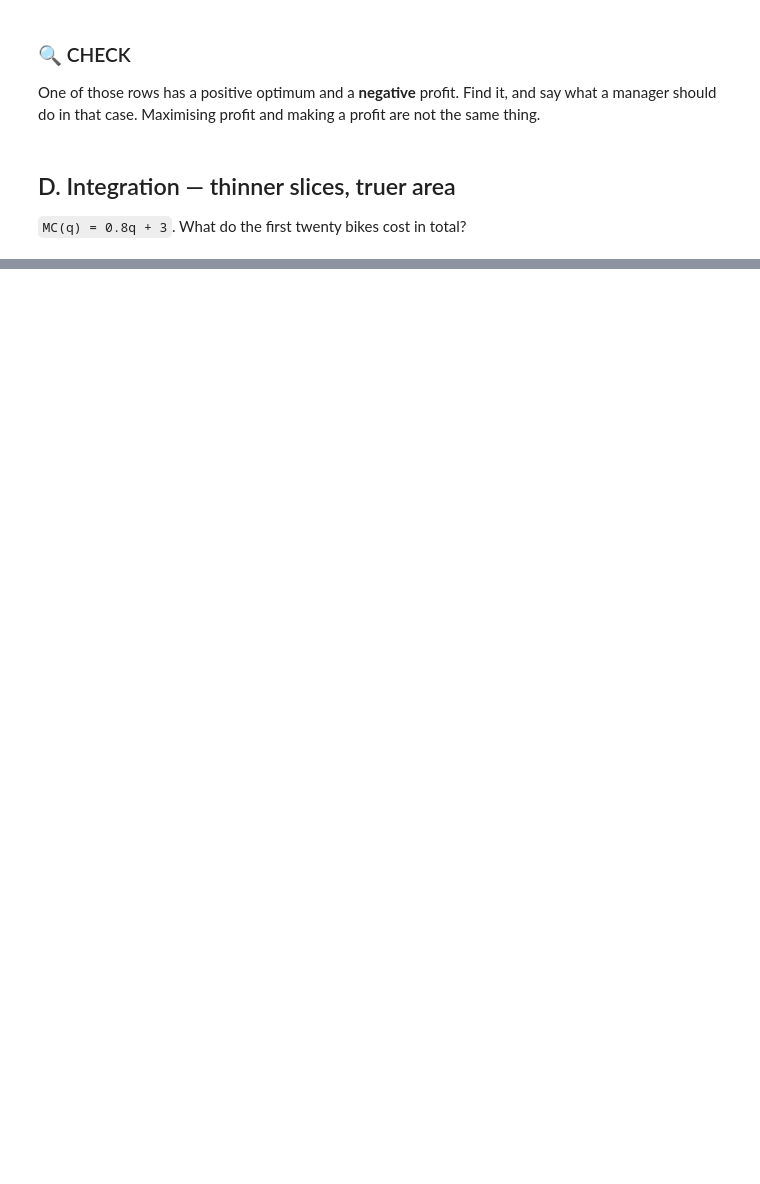
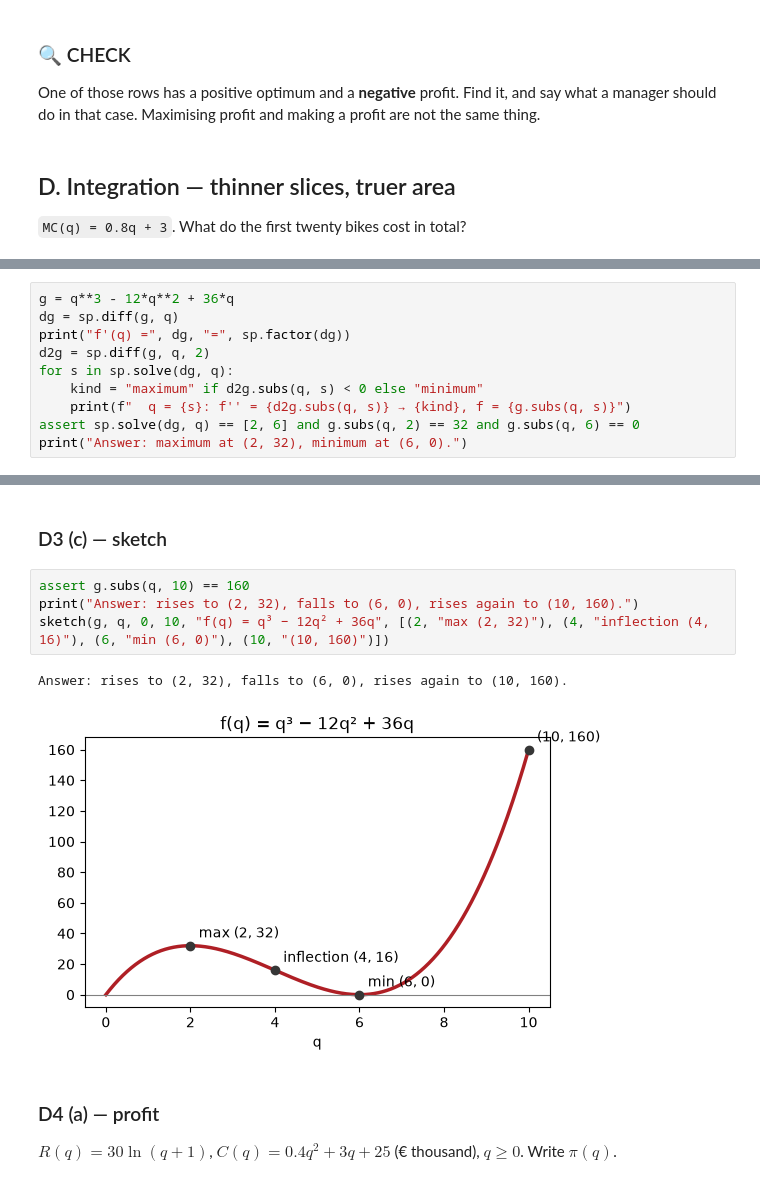
Before and after one commit to NiccoloSalvini/ese-qnb, a Jupyter notebook: week-03/session.ipynb, the cells around one changed output, grey strips where cells are left out. Saved outputs shown, nothing was run; the diff lists cells and outputs as text; blank space fills up the shorter version.

```diff
--- a/week-03/session.ipynb
+++ b/week-03/session.ipynb
@@ -93,0 +274,10 @@ print("π(150) − π(100)  =", pi.subs(q, 150) - pi.subs(q, 100), " ← the sam
+# %%
+g = q**3 - 12*q**2 + 36*q
+dg = sp.diff(g, q)
+print("f'(q) =", dg, "=", sp.factor(dg))
+d2g = sp.diff(g, q, 2)
+for s in sp.solve(dg, q):
+    kind = "maximum" if d2g.subs(q, s) < 0 else "minimum"
+    print(f"  q = {s}: f'' = {d2g.subs(q, s)} → {kind}, f = {g.subs(q, s)}")
+assert sp.solve(dg, q) == [2, 6] and g.subs(q, 2) == 32 and g.subs(q, 6) == 0
+print("Answer: maximum at (2, 32), minimum at (6, 0).")
@@ -93,0 +301,12 @@ print("π(150) − π(100)  =", pi.subs(q, 150) - pi.subs(q, 100), " ← the sam
+# %% [markdown]
+### D3 (c) — sketch
+# %%
+assert g.subs(q, 10) == 160
+print("Answer: rises to (2, 32), falls to (6, 0), rises again to (10, 160).")
+sketch(g, q, 0, 10, "f(q) = q³ − 12q² + 36q", [(2, "max (2, 32)"), (4, "inflection (4, 16)"), (6, "min (6, 0)"), (10, "(10, 160)")])
+# %% [output]
+Answer: rises to (2, 32), falls to (6, 0), rises again to (10, 160).
+[figure, added]
+# %% [markdown]
+### D4 (a) — profit
+$R(q) = 30\ln(q+1)$, $C(q) = 0.4q^2 + 3q + 25$ (€ thousand), $q \ge 0$. Write $\pi(q)$.
```
Also changed, not shown: parts of 73 cells of this notebook, 19 other files.
